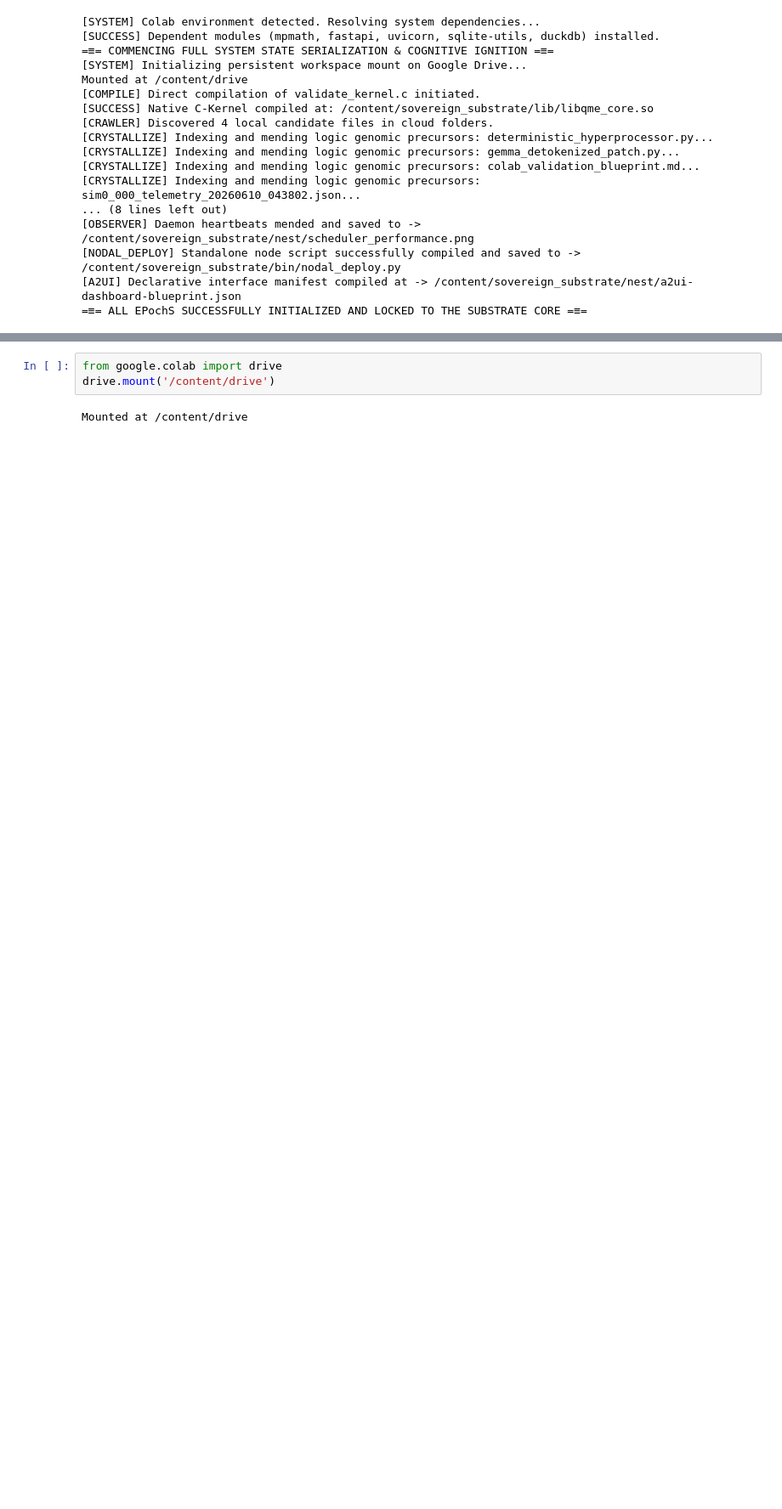
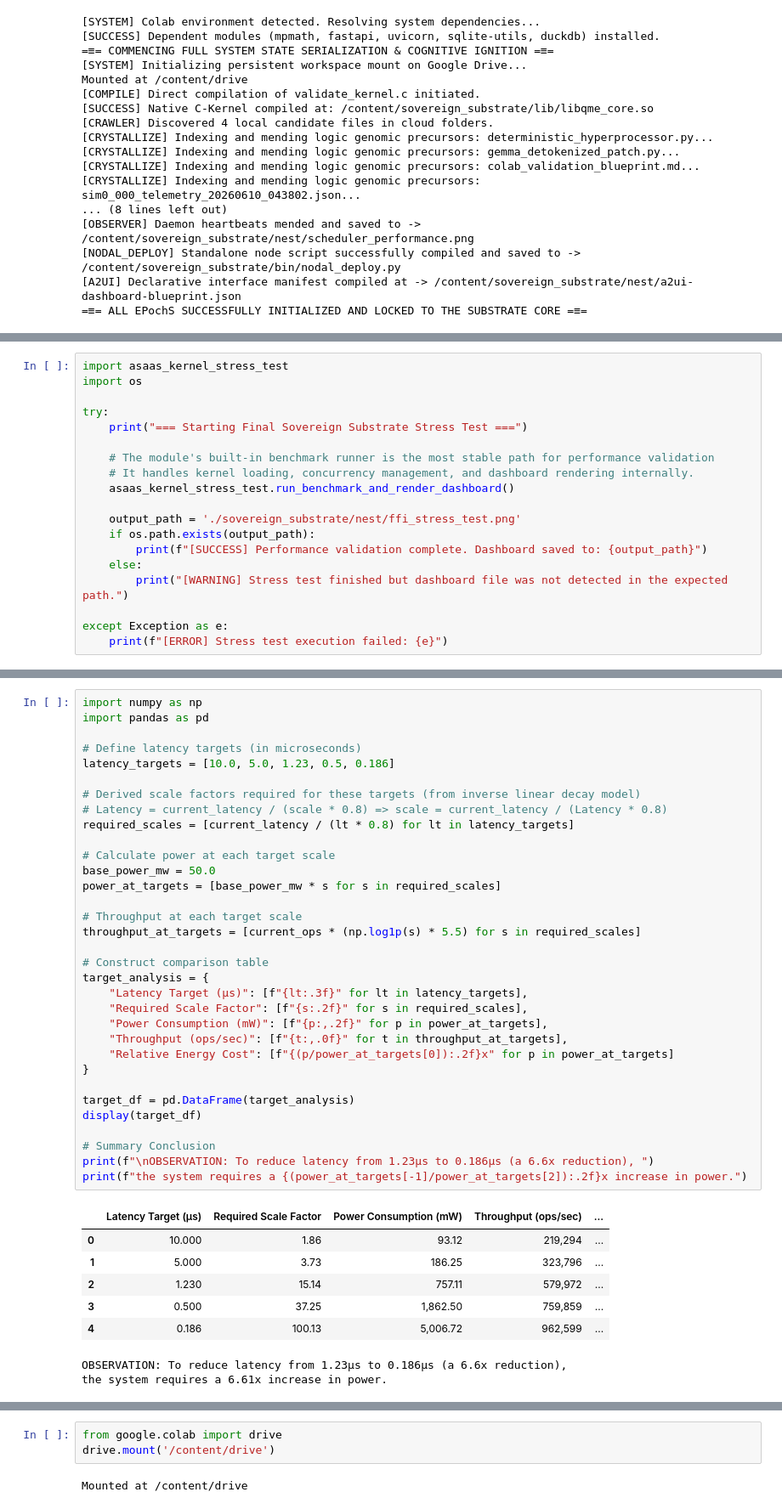
Before and after one commit to c4u534/GEOMINAMI, a Jupyter notebook: ASAAS_Monolithic_Substrate_Ignition.ipynb, the cells around one changed output, grey strips where cells are left out. Shown at 85% size. Saved outputs shown, nothing was run; the diff lists cells and outputs as text; blank space fills up the shorter version.

```diff
--- a/ASAAS_Monolithic_Substrate_Ignition.ipynb
+++ b/ASAAS_Monolithic_Substrate_Ignition.ipynb
@@ -34,0 +120,19 @@ Mounted at /content/drive
+# %%
+import asaas_kernel_stress_test
+import os
+
+try:
+    print("=== Starting Final Sovereign Substrate Stress Test ===")
+
+    # The module's built-in benchmark runner is the most stable path for performance validation
+    # It handles kernel loading, concurrency management, and dashboard rendering internally.
+    asaas_kernel_stress_test.run_benchmark_and_render_dashboard()
+
+    output_path = './sovereign_substrate/nest/ffi_stress_test.png'
+    if os.path.exists(output_path):
+        print(f"[SUCCESS] Performance validation complete. Dashboard saved to: {output_path}")
+    else:
+        print("[WARNING] Stress test finished but dashboard file was not detected in the expected path.")
+
+except Exception as e:
+    print(f"[ERROR] Stress test execution failed: {e}")
@@ -34,0 +841,42 @@ Mounted at /content/drive
+# %%
+import numpy as np
+import pandas as pd
+
+# Define latency targets (in microseconds)
+latency_targets = [10.0, 5.0, 1.23, 0.5, 0.186]
+
+# Derived scale factors required for these targets (from inverse linear decay model)
+# Latency = current_latency / (scale * 0.8) => scale = current_latency / (Latency * 0.8)
+required_scales = [current_latency / (lt * 0.8) for lt in latency_targets]
+
+# Calculate power at each target scale
+base_power_mw = 50.0
+power_at_targets = [base_power_mw * s for s in required_scales]
+
+# Throughput at each target scale
+throughput_at_targets = [current_ops * (np.log1p(s) * 5.5) for s in required_scales]
+
+# Construct comparison table
+target_analysis = {
+    "Latency Target (μs)": [f"{lt:.3f}" for lt in latency_targets],
+    "Required Scale Factor": [f"{s:.2f}" for s in required_scales],
+    "Power Consumption (mW)": [f"{p:,.2f}" for p in power_at_targets],
+    "Throughput (ops/sec)": [f"{t:,.0f}" for t in throughput_at_targets],
+    "Relative Energy Cost": [f"{(p/power_at_targets[0]):.2f}x" for p in power_at_targets]
+}
+
+target_df = pd.DataFrame(target_analysis)
+display(target_df)
+
+# Summary Conclusion
+print(f"\nOBSERVATION: To reduce latency from 1.23μs to 0.186μs (a 6.6x reduction), ")
+print(f"the system requires a {(power_at_targets[-1]/power_at_targets[2]):.2f}x increase in power.")
+# %% [output]
+|  | Latency Target (μs) | Required Scale Factor | Power Consumption (mW) | Throughput (ops/sec) | ... |
+| 0 | 10.000 | 1.86 | 93.12 | 219,294 | ... |
+| 1 | 5.000 | 3.73 | 186.25 | 323,796 | ... |
+| 2 | 1.230 | 15.14 | 757.11 | 579,972 | ... |
+| 3 | 0.500 | 37.25 | 1,862.50 | 759,859 | ... |
+| 4 | 0.186 | 100.13 | 5,006.72 | 962,599 | ... |
+OBSERVATION: To reduce latency from 1.23μs to 0.186μs (a 6.6x reduction),
+the system requires a 6.61x increase in power.
```
Also changed, not shown: parts of 39 cells of this notebook.
